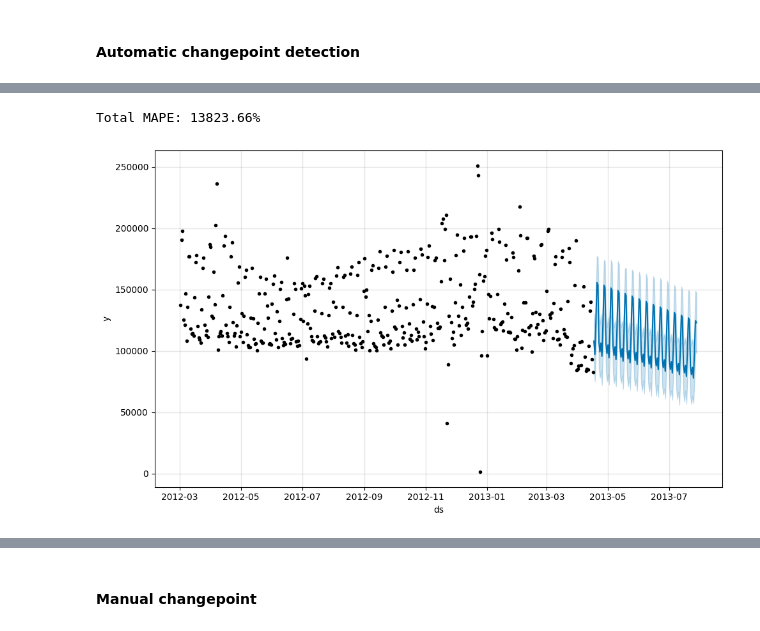
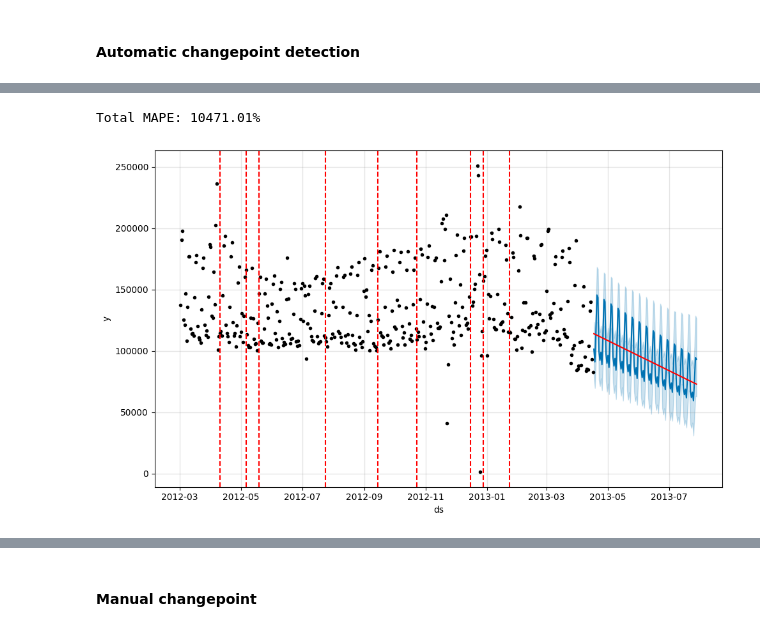
Before and after one commit to MikkelEndresen/time_series_forecasting, a Jupyter notebook: prophet_changepoint.ipynb, the cells around one changed output, grey strips where cells are left out. Saved outputs shown, nothing was run; the diff lists cells and outputs as text; code cells hidden in the pictures.

```diff
--- a/prophet_changepoint.ipynb
+++ b/prophet_changepoint.ipynb
@@ -99,7 +100,9 @@ def test_model(model, test):
 
     forecast = model.predict(test)
 
-    model.plot(forecast)
+    fig = model.plot(forecast)
+    a = add_changepoints_to_plot(fig.gca(), model, forecast)
+
 
     total_mape = mape(test['y'], forecast['yhat'])
     print(f'Total MAPE: {total_mape}%')
@@ -110,6 +113,8 @@ model = Prophet(
     growth = 'linear',
     weekly_seasonality = True,
     seasonality_mode='multiplicative',
+    changepoint_prior_scale=1,
+
 )
 model.fit(train_80)
 
@@ -120,5 +125,5 @@ test_model(model, test_80)
-Total MAPE: 13823.66%
+Total MAPE: 10471.01%
-[figure, old version]
+[figure, new version]
 # %%
 model = Prophet(
     growth = 'linear',
```
Also changed, not shown: parts of 9 cells of this notebook, 1 other file.
